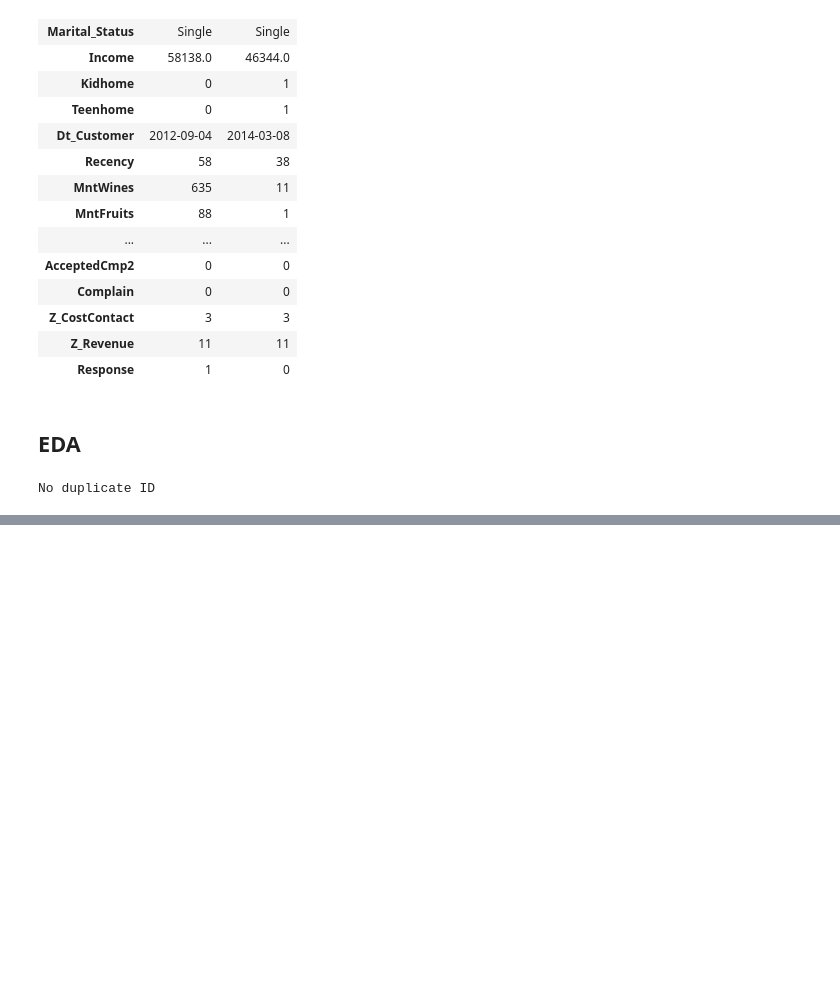
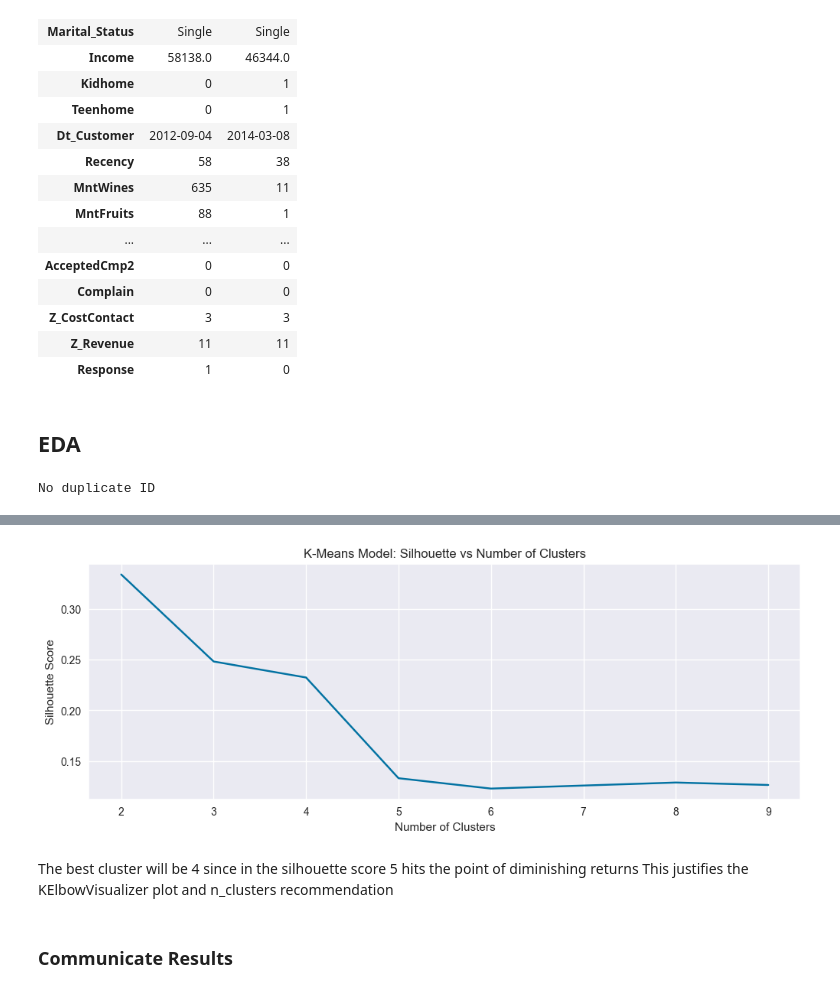
Before and after one commit to Barakamtana/Customer_Segmentation, a Jupyter notebook: Customer_segmentation.ipynb, the cells around one changed output, grey strips where cells are left out. Drawn from its saved outputs; the diff is of its cells as text; code cells hidden in the pictures; blank space fills up the shorter version.

```diff
--- a/Customer_segmentation.ipynb
+++ b/Customer_segmentation.ipynb
@@ -209,0 +314,12 @@ columns_to_drop = df.columns[18:-2]
+# %%
+# Plot `inertia_errors` by `n_clusters`
+plt.figure(figsize=(12, 4))
+plt.plot(n_clusters, silhouette_scores)
+plt.xlabel('Number of Clusters')
+plt.ylabel('Silhouette Score')
+plt.title('K-Means Model: Silhouette vs Number of Clusters');
+# %% [output]
+[figure, added]
+# %% [markdown]
+The best cluster will be 4 since in the silhouette score 5 hits the point of diminishing returns
+This justifies the KElbowVisualizer plot and n_clusters recommendation
@@ -209,0 +337,2 @@ columns_to_drop = df.columns[18:-2]
+# %% [markdown]
+### Communicate Results
```
Also changed, not shown: parts of 23 cells of this notebook.
